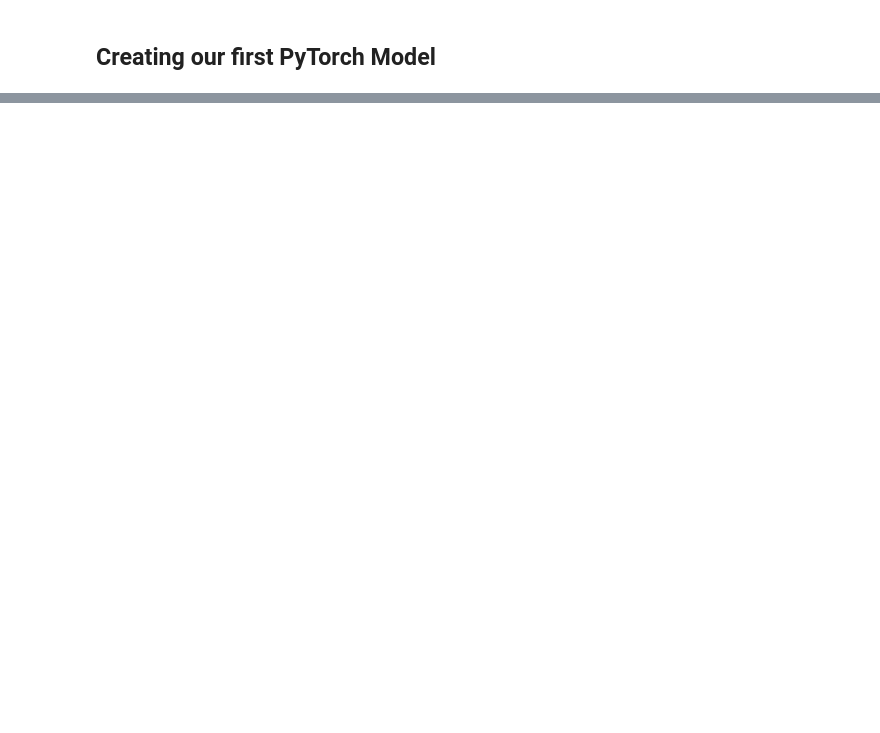
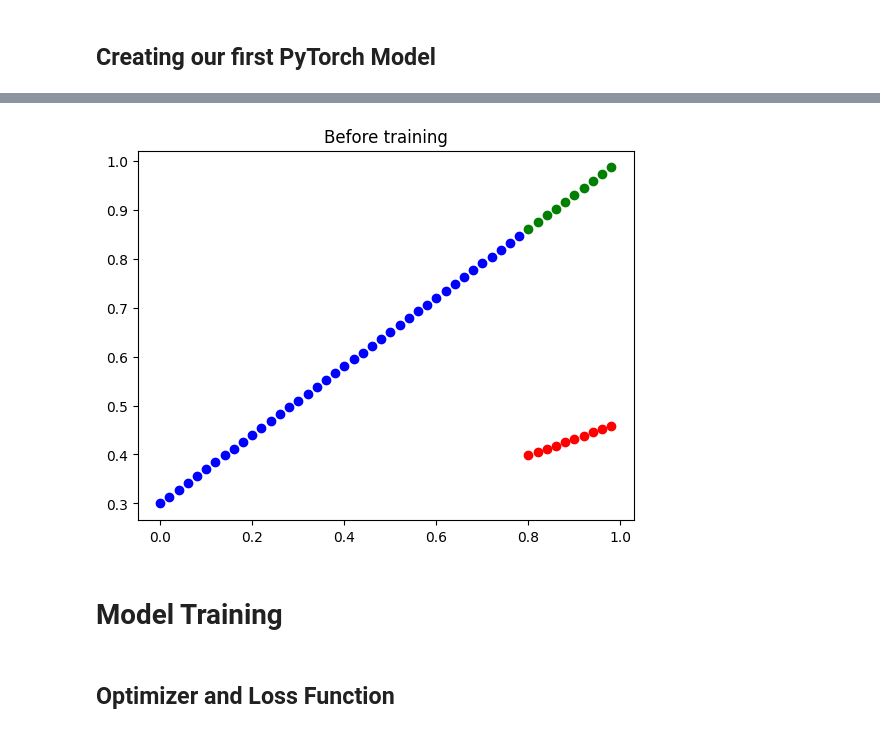
Before and after one commit to omkanekar28/PyTorch-practice, a Jupyter notebook: Pytorch_fundamentals_practice.ipynb, the cells around one changed output, grey strips where cells are left out. Drawn from its saved outputs; the diff is of its cells as text; code cells hidden in the pictures; blank space fills up the shorter version.

Commit message:
Completed PyTorch Fundamentals

```diff
--- a/Pytorch_fundamentals_practice.ipynb
+++ b/Pytorch_fundamentals_practice.ipynb
@@ -761,2 +823,14 @@ Text(0.5, 1.0, 'Train-Test-Validation Split')
 # %% [markdown]
 ## Creating our first PyTorch Model
+# %%
+# CREATING A LINEAR REGRESSION MODEL CLASS
+
+class LinearRegressionModel(nn.Module):    # Almost everything in PyTorch inherits from nn.Module
+    def __init__(self):
+        super().__init__()
+        self.weights = nn.Parameter(torch.randn(1, requires_grad=True, dtype=torch.float))    # We can set requires grad to False when
+        self.bias = nn.Parameter(torch.randn(1, requires_grad=True, dtype=torch.float))       # we want to freeze certain layers (transfer learning).
+
+    # Forward method to define computation in the model
+    def forward(self, x: torch.Tensor) -> torch.Tensor:    # 'x' is the input data
+        return self.weights * x + self.bias    # Linear regression formula
@@ -762,0 +845,7 @@ Text(0.5, 1.0, 'Train-Test-Validation Split')
+# %%
+# WHAT'S INSIDE OUR MODEL?
+
+torch.manual_seed(42)
+
+lr_model = LinearRegressionModel()
+print(list(lr_model.parameters()))
@@ -762,0 +879,7 @@ Text(0.5, 1.0, 'Train-Test-Validation Split')
+# %%
+# CHECKING HOW WELL MODEL(UNTRAINED) PREDICTS y_test based on x_test
+
+with torch.inference_mode():
+    Y_pred = lr_model(X_test)
+
+Y_pred
@@ -762,0 +897,12 @@ Text(0.5, 1.0, 'Train-Test-Validation Split')
+# %%
+plt.scatter(X_train, Y_train, color='blue')
+plt.scatter(X_test, Y_test, color='green')
+plt.scatter(X_test, Y_pred, color='red')
+plt.title('Before training')
+plt.show()
+# %% [output]
+[figure, added]
+# %% [markdown]
+# Model Training
+# %% [markdown]
+## Optimizer and Loss Function
```
Also changed, not shown: parts of 48 cells of this notebook.
